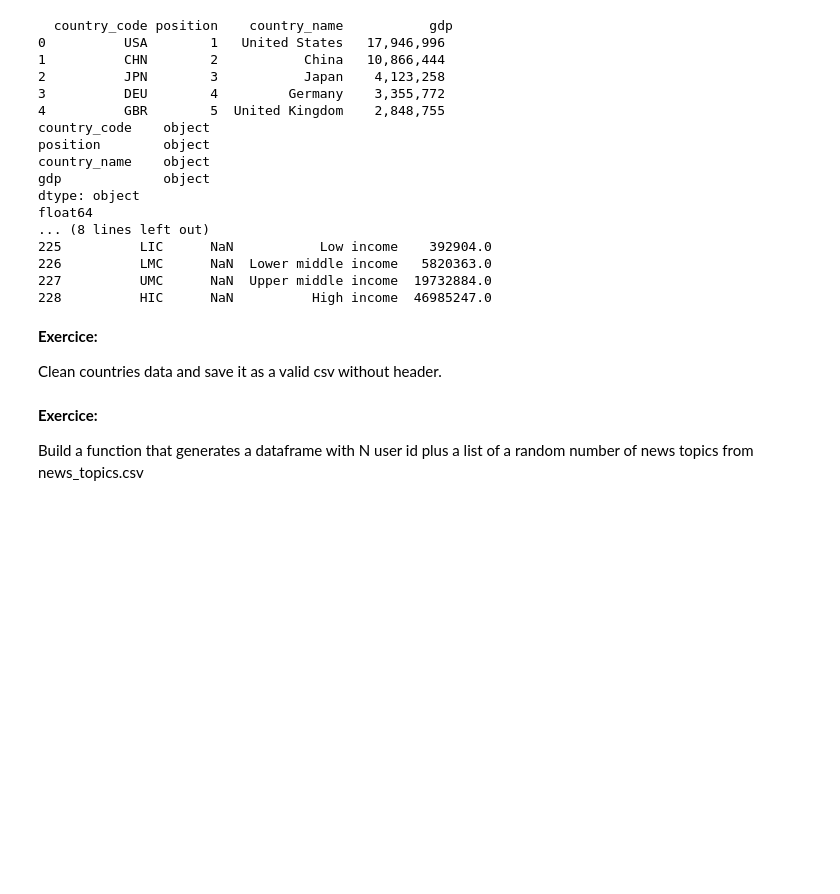
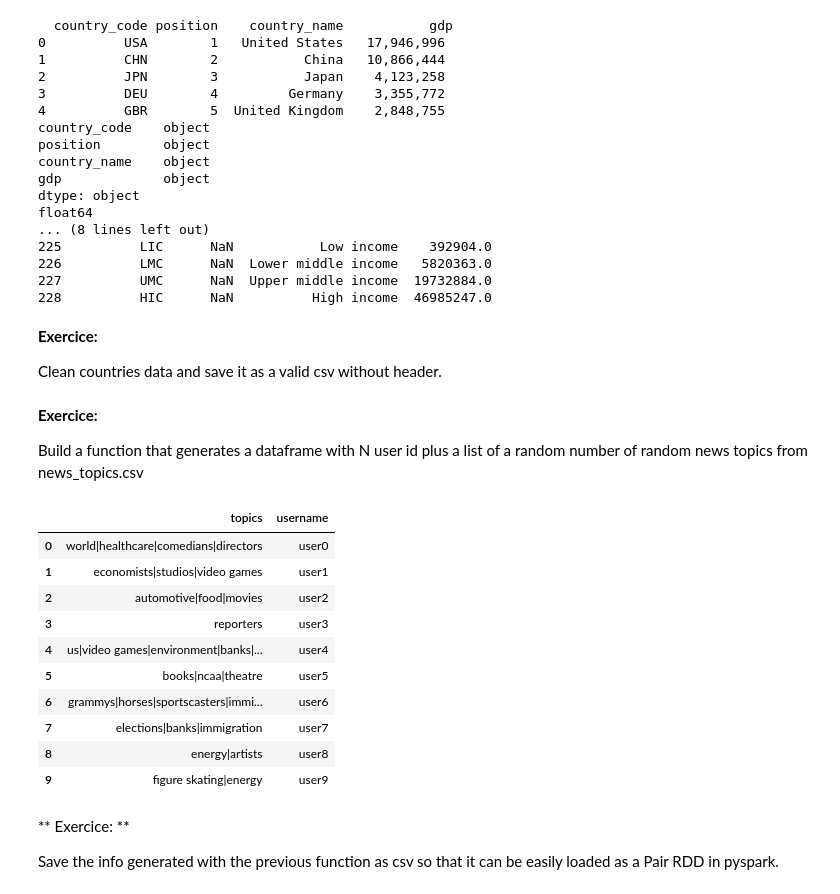
Before and after one commit to smorv/data_mining, a Jupyter notebook: notes/99 - Exercices.ipynb, the cells around one changed output. Cells and saved outputs as stored; diff of their text form; code cells hidden in the pictures; blank space fills up the shorter version.

```diff
--- a/notes/99 - Exercices.ipynb
+++ b/notes/99 - Exercices.ipynb
@@ -58,4 +58,44 @@ df_country_raw.to_csv("../data/countries_data_clean.csv",header=False)
 # %% [markdown]
 **Exercice:**
 
-Build a function that generates a dataframe with N user id plus a list of a random number of news topics from news_topics.csv
+Build a function that generates a dataframe with N user id plus a list of a random number of random news topics from news_topics.csv
+# %%
+import pandas as pd
+import numpy as np
+
+
+def generate_users_df(num_users, num_topics):
+    #generate num_users usernames
+    usernames_df = pd.Series(["user"]*num_users).str.cat(pd.Series(np.arange(num_users)).map(str))
+
+    #read topics csv
+    news_topics = pd.read_csv("../data/news_topics.csv",header=None)
+    #generate a list of N int picked uniformly random from range 0 .. num_topics
+    #WARNING: is really an uniform distribution??
+    rand_ints = pd.Series(np.random.randint(1,num_topics+1,num_users))
+
+    #WARNING: what happens if x>len(news_topics)
+    topics_df = rand_ints.apply(lambda x: "|".join(np.random.choice(news_topics.T[0],x,replace=False)))
+
+    return pd.concat({'username':usernames_df,'topics':topics_df},axis=1)
+
+M = 5
+N = 100
+users_df = generate_users_df(N,M)
+users_df.head(10)
+# %% [output]
+|  | topics | username |
+| 0 | world|healthcare|comedians|directors | user0 |
+| 1 | economists|studios|video games | user1 |
+| 2 | automotive|food|movies | user2 |
+| 3 | reporters | user3 |
+| 4 | us|video games|environment|banks|... | user4 |
+| 5 | books|ncaa|theatre | user5 |
+| 6 | grammys|horses|sportscasters|immi... | user6 |
+| 7 | elections|banks|immigration | user7 |
+| 8 | energy|artists | user8 |
+| 9 | figure skating|energy | user9 |
+# %% [markdown]
+** Exercice: **
+
+Save the info generated with the previous function as csv so that it can be easily loaded as a Pair RDD in pyspark.
```
Also changed, not shown: parts of 4 cells of this notebook, 2 other files.
